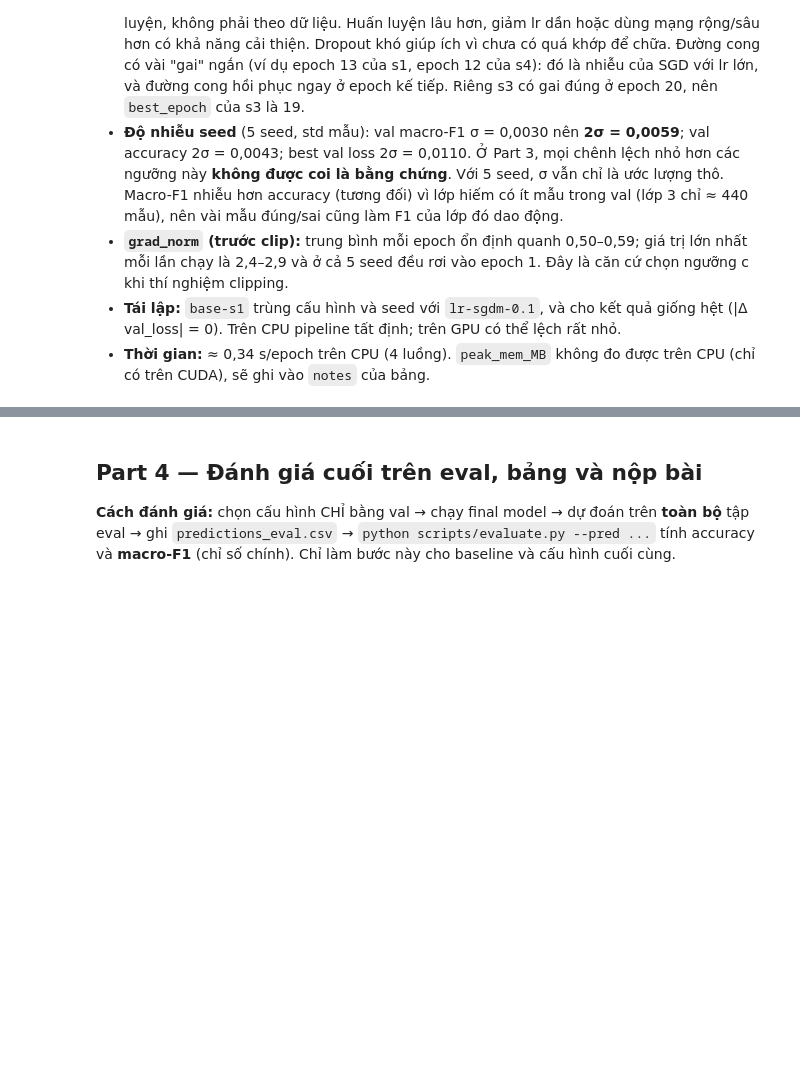
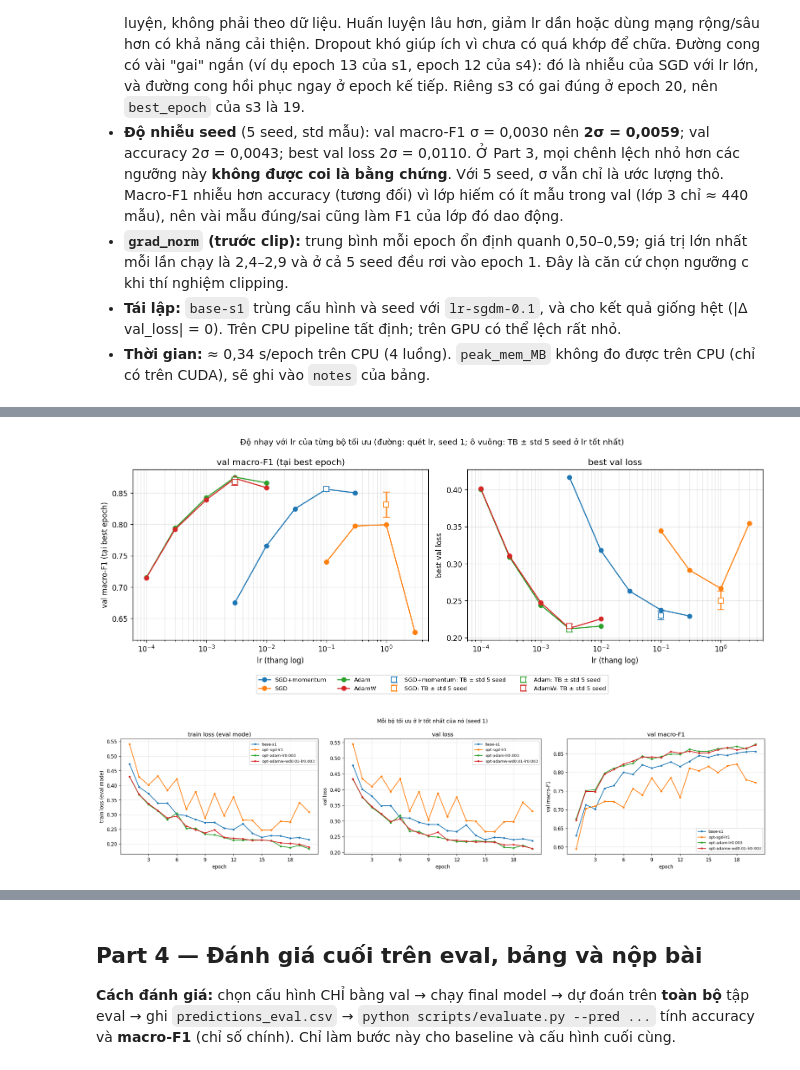
Before and after one commit to AIVIETNAM-AIO-AnhDinh/K4-Track4-Day1-DinhLenhTienAnh-2A202602928-Neuralnetwork, a Jupyter notebook: code/lab.ipynb, the cells around one changed output, grey strips where cells are left out. Saved outputs shown, nothing was run; the diff lists cells and outputs as text; code cells hidden in the pictures; blank space fills up the shorter version.

```diff
--- a/code/lab.ipynb
+++ b/code/lab.ipynb
@@ -420,0 +528,17 @@ Chủ đề: loss · optimizer · hparam · dropout · clipping · amp · init.
+# %%
+# 3.3 AdamW (weight_decay=0.01, suy giảm tách riêng), seed 1
+sweeps["adamw"] = {lr: run_and_save({**cfg, "optimizer": "adamw", "weight_decay": 0.01, "lr": lr, "seed": 1, "group": "optimizer",
+                                     "exp_id": f"opt-adamw-wd0.01-lr{lr:g}",
+                                     "description": f"AdamW (betas=(0.9,0.999), eps=1e-8, wd=0.01), lr={lr:g}"})
+                   for lr in [1e-4, 3e-4, 1e-3, 3e-3, 1e-2]}
+print()
+show_runs(sweeps["adamw"].values())
+print("-> lr tốt nhất của AdamW:", best_lr(sweeps["adamw"]))
+
+# Kiểm chứng: AdamW với weight_decay = 0 ở lr tốt nhất của Adam phải trùng Adam (cùng lr, cùng seed)
+lr_a = best_lr(sweeps["adam"])
+chk = run_and_save({**cfg, "optimizer": "adamw", "weight_decay": 0.0, "lr": lr_a, "seed": 1, "group": "optimizer",
+                    "exp_id": f"opt-adamw-wd0-lr{lr_a:g}",
+                    "description": f"Kiểm chứng: AdamW wd=0, lr={lr_a:g} (phải trùng Adam cùng lr, cùng seed)"})
+d = max(abs(a - b) for a, b in zip(chk["history"]["val_loss"], sweeps["adam"][lr_a]["history"]["val_loss"]))
+print(f"AdamW(wd=0) so với Adam, lr={lr_a:g}, seed 1: |Δ val_loss| lớn nhất qua 20 epoch = {d:.2e}")
@@ -420,0 +569,40 @@ Chủ đề: loss · optimizer · hparam · dropout · clipping · amp · init.
+# %%
+# 3.4 lr tốt nhất của từng bộ (theo seed 1) -> chạy thêm seed 2-5. SGD+momentum: base-s1..s5 (lr 0.1 = lr tốt nhất của nó)
+ORDER = ["sgd_momentum", "sgd", "adam", "adamw"]
+BEST = {o: best_lr(sweeps[o]) for o in ORDER}
+seed_runs = {"sgd_momentum": base_runs}
+for o in ORDER[1:]:
+    r1 = sweeps[o][BEST[o]]
+    seed_runs[o] = [r1] + [run_and_save({**r1["cfg"], "seed": s, "exp_id": f"{r1['cfg']['exp_id']}-s{s}",
+                                         "description": r1["cfg"]["description"] + f", seed {s}"}) for s in SEEDS[1:]]
+
+base_mean, two_sigma = NOISE["val_macro_f1"]["mean"], NOISE["val_macro_f1"]["two_sigma"]
+print(f"\n{'bộ tối ưu':>13s} {'lr*':>7s} {'val_f1 TB±std (5 seed)':>23s} {'TB seed 2-5':>11s} {'val_acc TB±std':>16s} "
+      f"{'best_val_loss':>13s} {'best_ep':>9s} {'s/epoch':>7s} {'Δf1 vs base':>11s} {'> 2σ?':>6s}")
+OPT_STATS = {}
+for o in ORDER:
+    rs = seed_runs[o]
+    f1 = np.array([r["summary"]["val_macro_f1"] for r in rs]); acc = np.array([r["summary"]["val_acc"] for r in rs])
+    vl = np.array([r["summary"]["best_val_loss"] for r in rs]); ep = [r["summary"]["best_epoch"] for r in rs]
+    t = np.mean([r["summary"]["time_per_epoch_s"] for r in rs])
+    OPT_STATS[o] = dict(lr=BEST[o], f1_mean=f1.mean(), f1_std=f1.std(ddof=1), f1_mean_s2_5=f1[1:].mean(),
+                        acc_mean=acc.mean(), acc_std=acc.std(ddof=1), loss_mean=vl.mean(), delta=f1.mean() - base_mean)
+    st = OPT_STATS[o]
+    print(f"{OPT_LABEL[o]:>13s} {BEST[o]:>7g} {st['f1_mean']:>14.4f} ± {st['f1_std']:.4f} {st['f1_mean_s2_5']:>11.4f} "
+          f"{st['acc_mean']:>9.4f} ± {st['acc_std']:.4f} {st['loss_mean']:>13.4f} {min(ep):>4d}-{max(ep):<4d} {t:>7.2f} "
+          f"{st['delta']:>+11.4f} {('Có' if abs(st['delta']) > two_sigma else 'Không') if o != 'sgd_momentum' else '—':>6s}")
+
+# Luật chọn đặt trước: val macro-F1 trung bình 5 seed cao nhất; mô hình nộp = seed 1 của cấu hình đó
+FINAL_OPT = max(ORDER, key=lambda o: OPT_STATS[o]["f1_mean"])
+FINAL_RUN = seed_runs[FINAL_OPT][0]
+print(f"\n-> CẤU HÌNH CUỐI CÙNG (chọn bằng val): {OPT_LABEL[FINAL_OPT]} lr={BEST[FINAL_OPT]:g}; "
+      f"mô hình nộp = {FINAL_RUN['cfg']['exp_id']} (seed {FINAL_RUN['cfg']['seed']})")
+
+plot_lr_sensitivity({OPT_LABEL[o]: list(sweeps[o].values()) for o in ORDER}, f"{OUT_DIR}/figures/compare_optimizer_lr.png",
+                    seed_runs={OPT_LABEL[o]: seed_runs[o] for o in ORDER},
+                    title="Độ nhạy với lr của từng bộ tối ưu (đường: quét lr, seed 1; ô vuông: TB ± std 5 seed ở lr tốt nhất)")
+plot_compare([seed_runs[o][0] for o in ORDER], ["train_loss", "val_loss", "val_macro_f1"], f"{OUT_DIR}/figures/compare_optimizer.png",
+             title="Mỗi bộ tối ưu ở lr tốt nhất của nó (seed 1)")
+display(Image(f"{OUT_DIR}/figures/compare_optimizer_lr.png"))
+display(Image(f"{OUT_DIR}/figures/compare_optimizer.png"))
+# %% [output]
@@ -420,0 +629,2 @@ Chủ đề: loss · optimizer · hparam · dropout · clipping · amp · init.
+[figure, added]
+[figure, added]
```
Also changed, not shown: parts of 23 cells of this notebook, 57 other files.
